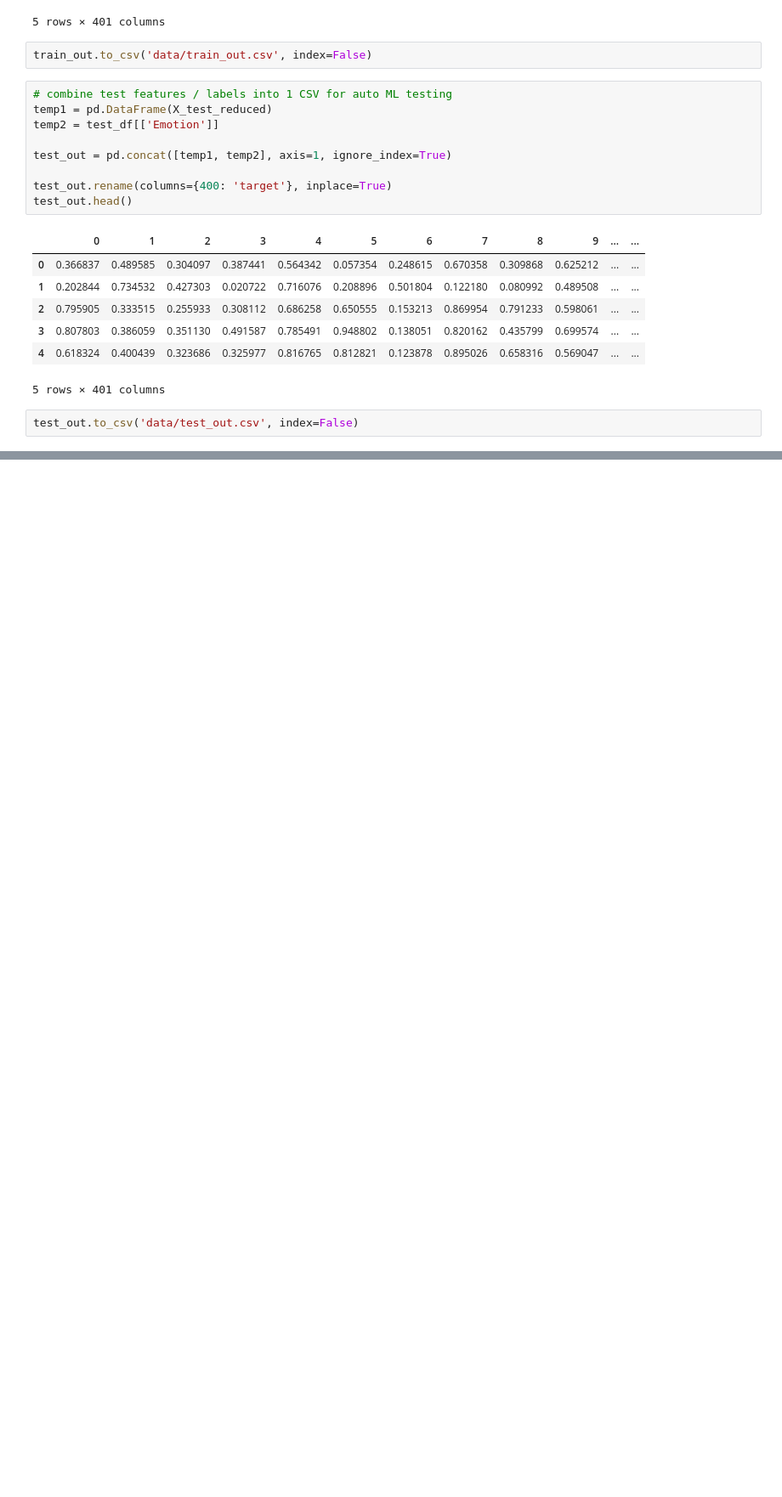
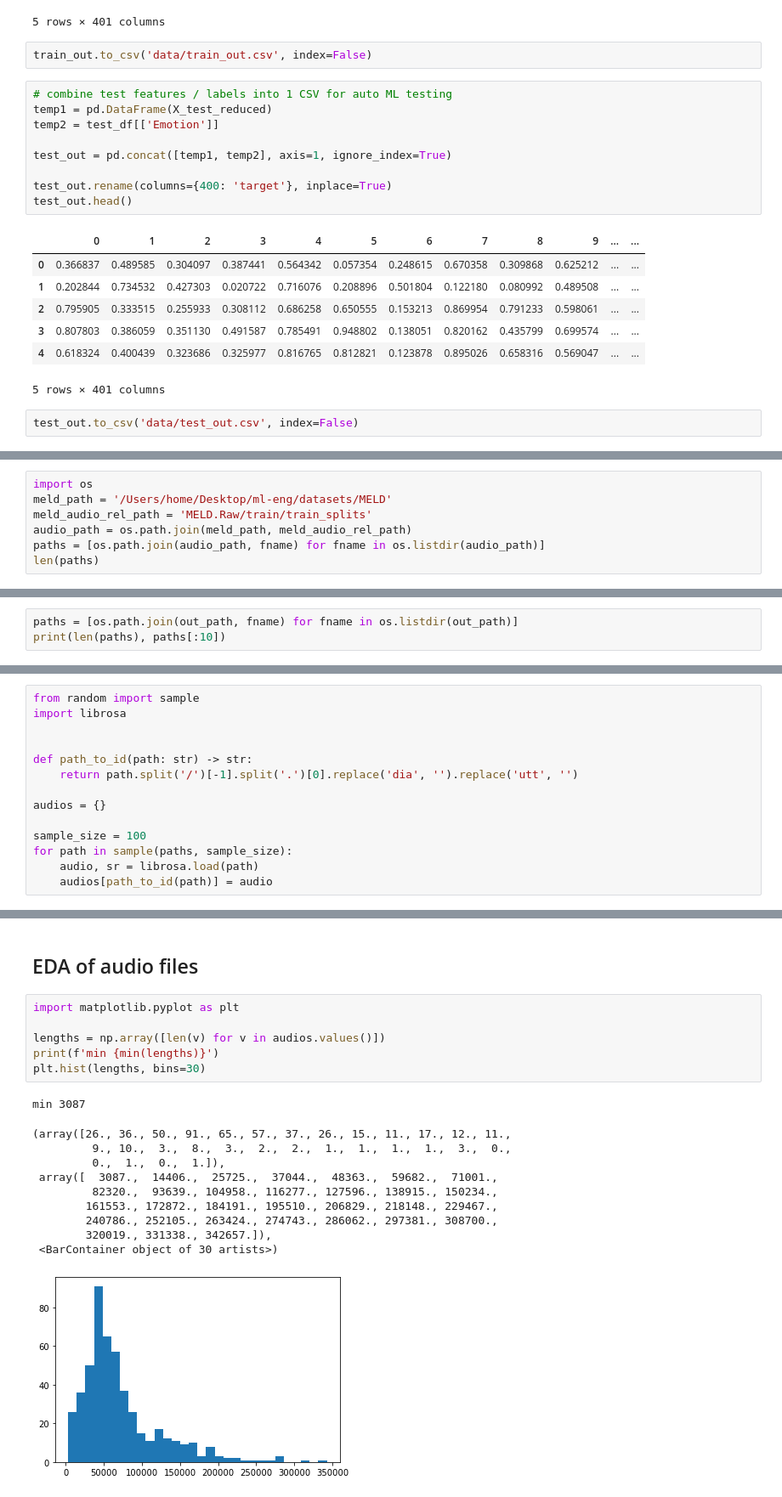
Before and after one commit to ryanjmccall/sb_ml_eng_capstone, a Jupyter notebook: capstone/poc/MELD POC.ipynb, the cells around one changed output, grey strips where cells are left out. Shown at 85% size. Drawn from its saved outputs; the diff is of its cells as text; blank space fills up the shorter version.

Commit message:
wrangling MELD audio files

```diff
--- a/capstone/poc/MELD POC.ipynb
+++ b/capstone/poc/MELD POC.ipynb
@@ -315,0 +318,7 @@ test_out.to_csv('data/test_out.csv', index=False)
+# %%
+import os
+meld_path = '/Users/home/Desktop/ml-eng/datasets/MELD'
+meld_audio_rel_path = 'MELD.Raw/train/train_splits'
+audio_path = os.path.join(meld_path, meld_audio_rel_path)
+paths = [os.path.join(audio_path, fname) for fname in os.listdir(audio_path)]
+len(paths)
@@ -315,0 +356,3 @@ test_out.to_csv('data/test_out.csv', index=False)
+# %%
+paths = [os.path.join(out_path, fname) for fname in os.listdir(out_path)]
+print(len(paths), paths[:10])
@@ -315,0 +361,14 @@ test_out.to_csv('data/test_out.csv', index=False)
+# %%
+from random import sample
+import librosa
+
+
+def path_to_id(path: str) -> str:
+    return path.split('/')[-1].split('.')[0].replace('dia', '').replace('utt', '')
+
+audios = {}
+
+sample_size = 100
+for path in sample(paths, sample_size):
+    audio, sr = librosa.load(path)
+    audios[path_to_id(path)] = audio
@@ -315,0 +409,20 @@ test_out.to_csv('data/test_out.csv', index=False)
+# %% [markdown]
+## EDA of audio files
+# %%
+import matplotlib.pyplot as plt
+
+lengths = np.array([len(v) for v in audios.values()])
+print(f'min {min(lengths)}')
+plt.hist(lengths, bins=30)
+# %% [output]
+min 3087
+(array([26., 36., 50., 91., 65., 57., 37., 26., 15., 11., 17., 12., 11.,
+         9., 10.,  3.,  8.,  3.,  2.,  2.,  1.,  1.,  1.,  1.,  3.,  0.,
+         0.,  1.,  0.,  1.]),
+ array([  3087.,  14406.,  25725.,  37044.,  48363.,  59682.,  71001.,
+         82320.,  93639., 104958., 116277., 127596., 138915., 150234.,
+        161553., 172872., 184191., 195510., 206829., 218148., 229467.,
+        240786., 252105., 263424., 274743., 286062., 297381., 308700.,
+        320019., 331338., 342657.]),
+ <BarContainer object of 30 artists>)
+[figure, added]
```
Also changed, not shown: parts of 12 cells of this notebook, 1 other file.
